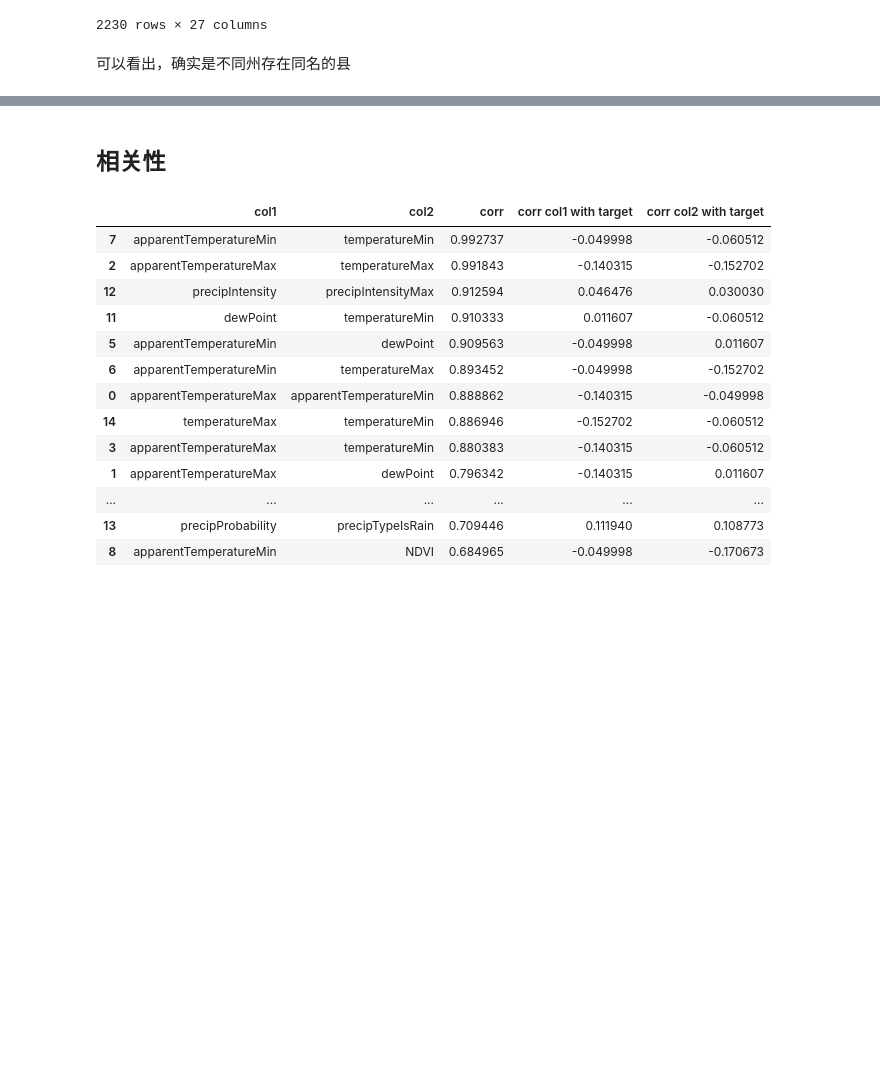
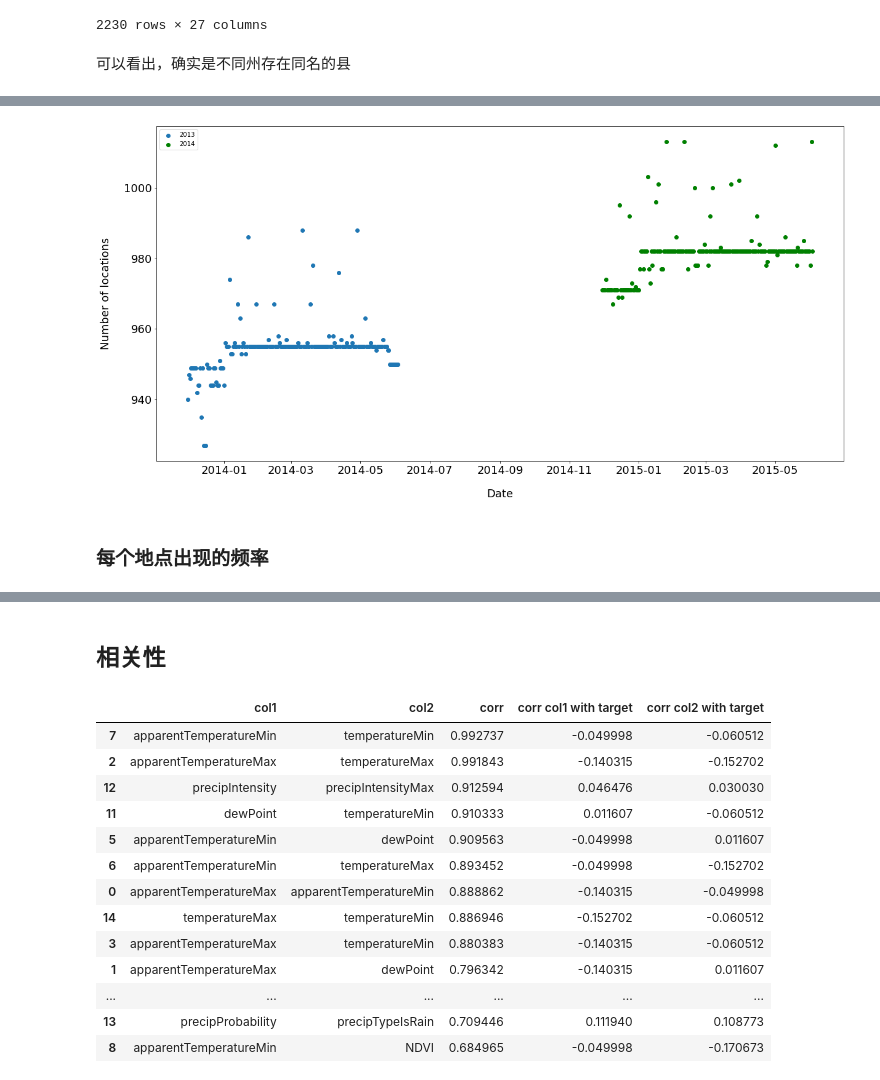
Before and after one commit to aoba98/bishe, a Jupyter notebook: 美国小麦.ipynb, the cells around one changed output, grey strips where cells are left out. Drawn from its saved outputs; the diff is of its cells as text; code cells hidden in the pictures; blank space fills up the shorter version.

```diff
--- a/美国小麦.ipynb
+++ b/美国小麦.ipynb
@@ -434,0 +642,39 @@ wheat13[wheat13.CountyName=='Blaine']
+# %%
+date_2013 = wheat13['Date'].unique()
+date_2014 = wheat14['Date'].unique()
+# %%
+fig, ax = plt.subplots(figsize=(20, 10))
+
+date_2013.sort()
+
+locs_per_date = {}
+for day in date_2013:
+    locs = wheat13['Location'][wheat13['Date'] == day].unique()
+    locs_per_date[day] = len(locs)
+x = locs_per_date.keys()
+y = locs_per_date.values()
+ax.scatter(list(x),list(y),label='2013')
+
+
+date_2014.sort()
+
+locs_per_date = {}
+for day in date_2014:
+    locs = wheat14['Location'][wheat14['Date'] == day].unique()
+    locs_per_date[day] = len(locs)
+x = locs_per_date.keys()
+y = locs_per_date.values()
+ax.scatter(list(x),list(y),color='g',label='2014')
+
+
+# 图样式
+ax.yaxis.set_ticks_position('left')
+ax.set_ylabel('Number of locations',fontsize=18,labelpad=20 )
+ax.yaxis.set_label_position("left")
+ax.set_xlabel('Date',fontsize=18,labelpad=20 )
+ax.tick_params(labelsize=18)
+plt.legend();
+# %% [output]
+[figure, added]
+# %% [markdown]
+### 每个地点出现的频率
```
Also changed, not shown: parts of 63 cells of this notebook, 25 other files.
